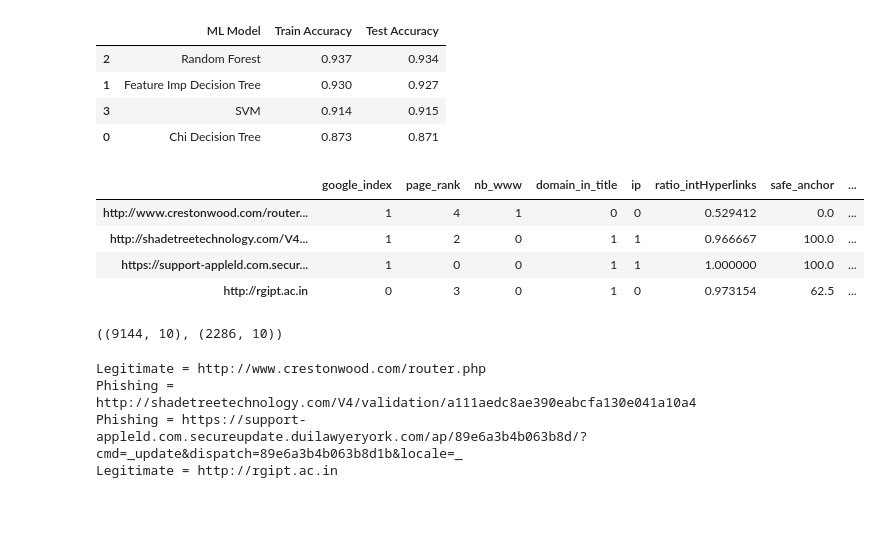
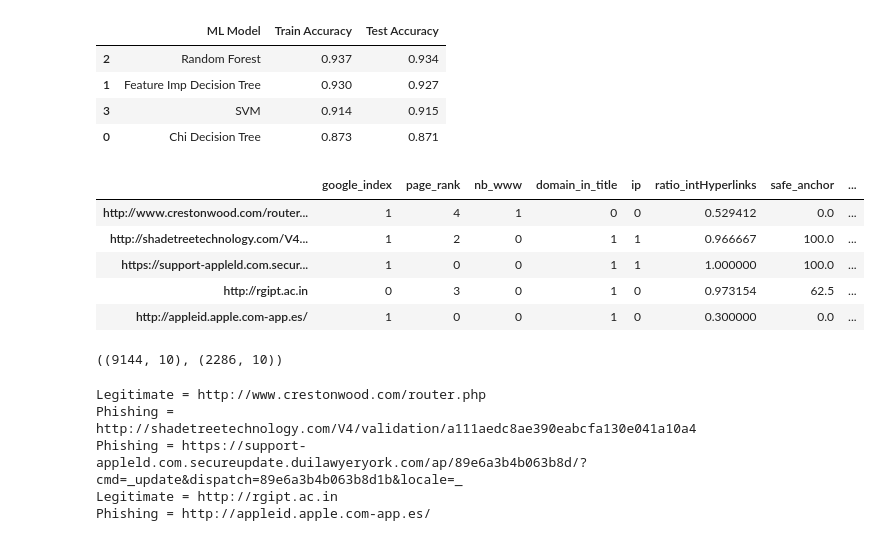
Before and after one commit to Kaaviya12/DataMining, a Jupyter notebook: DataMiningProject.ipynb, the cells around one changed output. Saved outputs shown, nothing was run; the diff lists cells and outputs as text; code cells hidden in the pictures; blank space fills up the shorter version.

```diff
--- a/DataMiningProject.ipynb
+++ b/DataMiningProject.ipynb
@@ -462,32 +462,33 @@ results.sort_values(by=['Test Accuracy', 'Train Accuracy'], ascending=False)
 # %%
 import pandas as pd
 
 datanew = {
-    "google_index": [1, 1, 1, 0],
-    "page_rank": [4, 2, 0, 3],
-    "nb_www": [1, 0, 0, 0],
-    "domain_in_title": [0, 1, 1, 1],
-    "ip": [0, 1, 1, 0],
-    "ratio_intHyperlinks": [0.529411765, 0.966666667, 1, 0.973154362],
-    "safe_anchor": [0, 100, 100, 62.5],
-    "domain_age": [1, 5767, 4004, 1],
-    "phish_hints": [0, 0, 0, 0],
-    "links_in_tags": [80, 100, 100, 100]
+    "google_index": [1, 1, 1, 0, 1],
+    "page_rank": [4, 2, 0, 3, 0],
+    "nb_www": [1, 0, 0, 0, 0],
+    "domain_in_title": [0, 1, 1, 1, 1],
+    "ip": [0, 1, 1, 0, 0],
+    "ratio_intHyperlinks": [0.529411765, 0.966666667, 1, 0.973154362, 0.3],
+    "safe_anchor": [0, 100, 100, 62.5, 0],
+    "domain_age": [1, 5767, 4004, 1, 1],
+    "phish_hints": [0, 0, 0, 0, 0],
+    "links_in_tags": [80, 100, 100, 100, 100]
 }
 
-indices = ["http://www.crestonwood.com/router.php", "http://shadetreetechnology.com/V4/validation/a111aedc8ae390eabcfa130e041a10a4", "https://support-appleld.com.secureupdate.duilawyeryork.com/ap/89e6a3b4b063b8d/?cmd=_update&dispatch=89e6a3b4b063b8d1b&locale=_", "http://rgipt.ac.in"]
+indices = ["http://www.crestonwood.com/router.php", "http://shadetreetechnology.com/V4/validation/a111aedc8ae390eabcfa130e041a10a4", "https://support-appleld.com.secureupdate.duilawyeryork.com/ap/89e6a3b4b063b8d/?cmd=_update&dispatch=89e6a3b4b063b8d1b&locale=_", "http://rgipt.ac.in", "http://appleid.apple.com-app.es/"]
 
 #load data into a DataFrame object:
 
 df = pd.DataFrame(datanew, index = indices)
 
 df.head()
 # %% [output]
 |  | google_index | page_rank | nb_www | domain_in_title | ip | ratio_intHyperlinks | safe_anchor | ... |
 | http://www.crestonwood.com/router... | 1 | 4 | 1 | 0 | 0 | 0.529412 | 0.0 | ... |
 | http://shadetreetechnology.com/V4... | 1 | 2 | 0 | 1 | 1 | 0.966667 | 100.0 | ... |
 | https://support-appleld.com.secur... | 1 | 0 | 0 | 1 | 1 | 1.000000 | 100.0 | ... |
 | http://rgipt.ac.in | 0 | 3 | 0 | 1 | 0 | 0.973154 | 62.5 | ... |
+| http://appleid.apple.com-app.es/ | 1 | 0 | 0 | 1 | 0 | 0.300000 | 0.0 | ... |
 # %%
 data = pd.read_csv("dataset_phishing.csv")
 X = data.iloc[:,0:87]  #independent columns
@@ -534,3 +535,4 @@ Legitimate = http://www.crestonwood.com/router.php
 Phishing = http://shadetreetechnology.com/V4/validation/a111aedc8ae390eabcfa130e041a10a4
 Phishing = https://support-appleld.com.secureupdate.duilawyeryork.com/ap/89e6a3b4b063b8d/?cmd=_update&dispatch=89e6a3b4b063b8d1b&locale=_
 Legitimate = http://rgipt.ac.in
+Phishing = http://appleid.apple.com-app.es/
```
